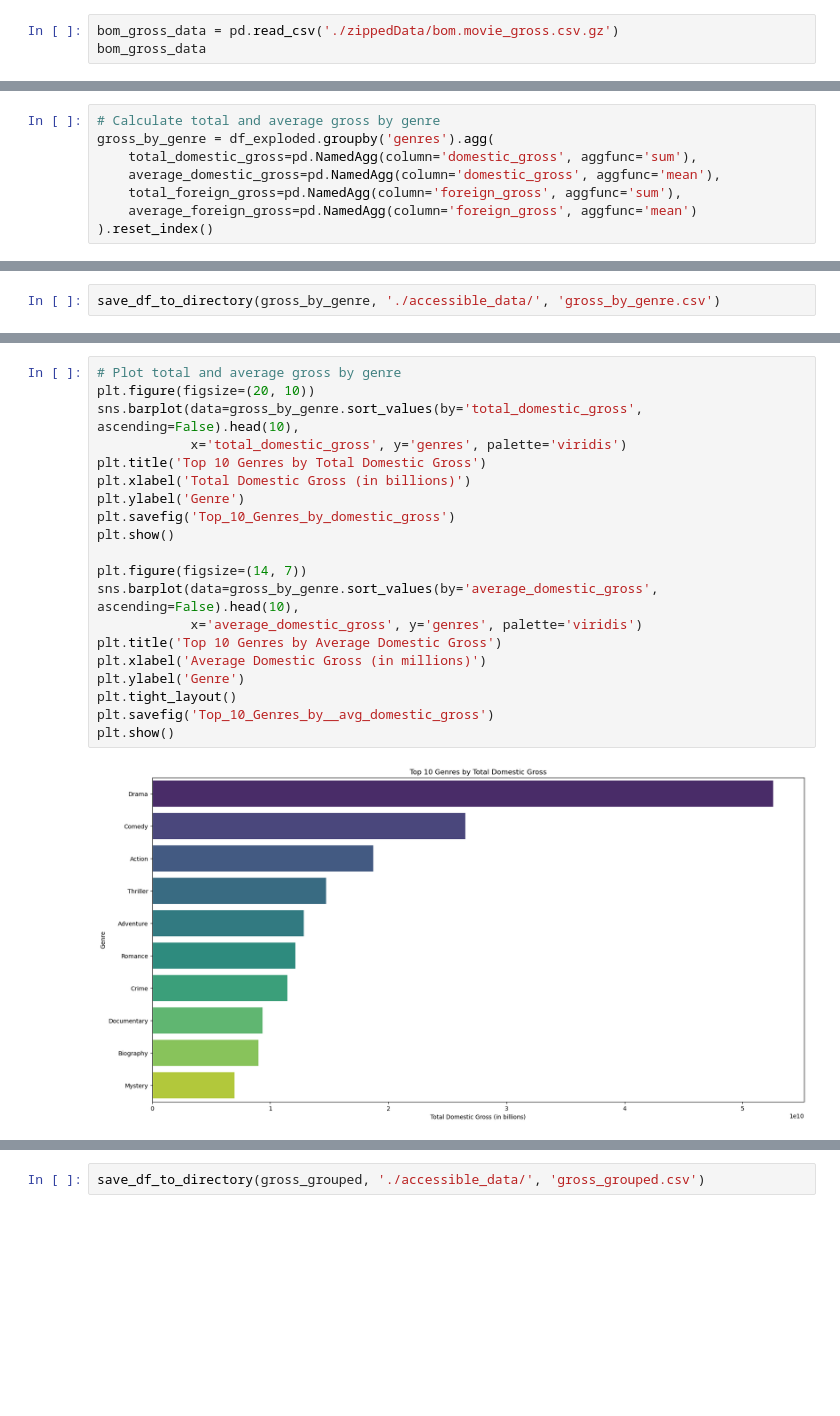
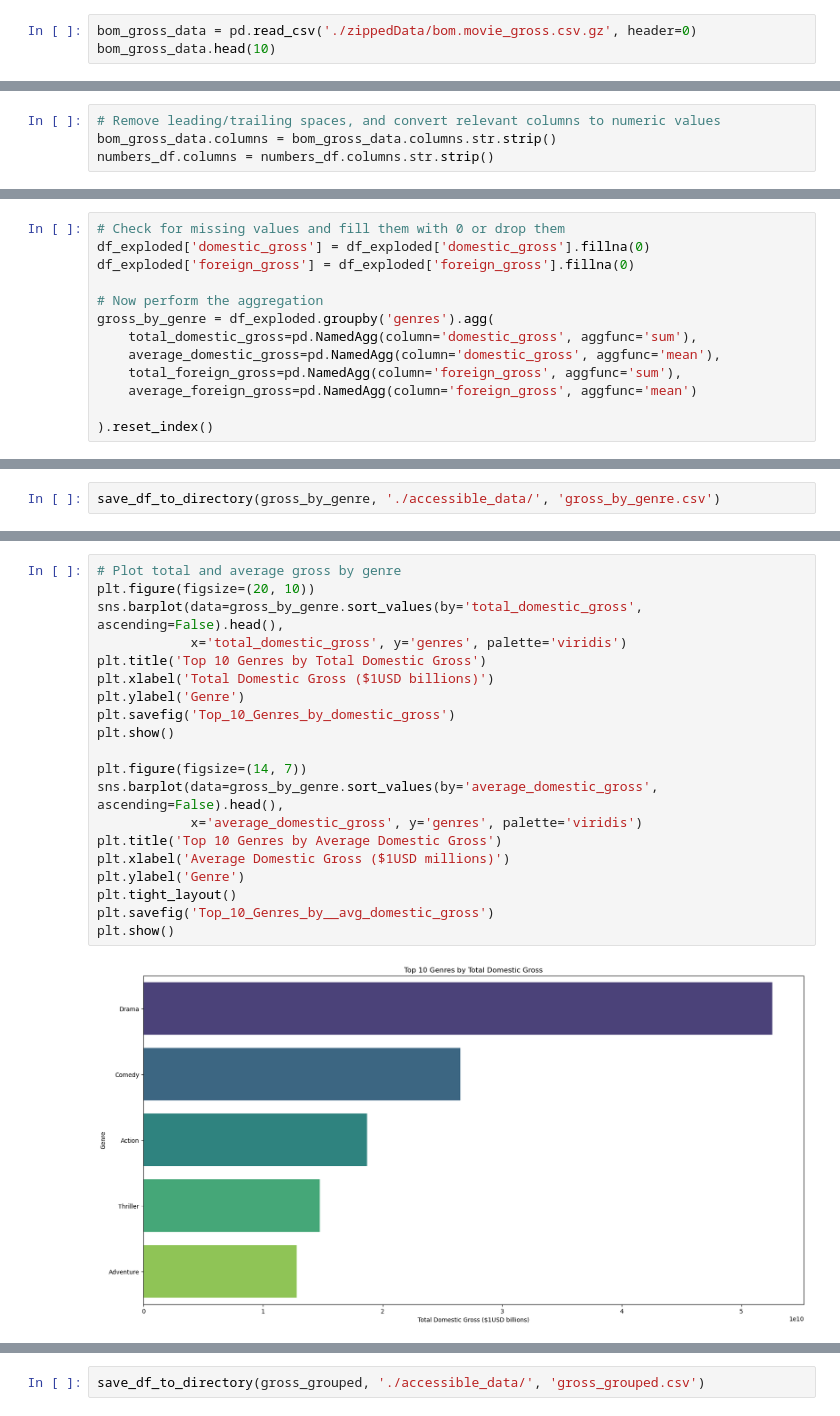
Before and after one commit to omendez930/dsc-project2-movie-studio, a Jupyter notebook: index.ipynb, the cells around one changed output, grey strips where cells are left out. Cells and saved outputs as stored; diff of their text form; blank space fills up the shorter version.

```diff
--- a/index.ipynb
+++ b/index.ipynb
@@ -20,8 +20,8 @@ import matplotlib.pyplot as plt
 # %% [markdown]
 ### Extract the data from the box office gross dataset
 # %%
-bom_gross_data = pd.read_csv('./zippedData/bom.movie_gross.csv.gz')
-bom_gross_data
+bom_gross_data = pd.read_csv('./zippedData/bom.movie_gross.csv.gz', header=0)
+bom_gross_data.head(10)
 # %% [output]
 |  | title | studio | domestic_gross | foreign_gross | year |
 | 0 | Toy Story 3 | BV | 415000000.0 | 652000000 | 2010 |
@@ -206,2 +233,6 @@ dtype: int64
+# %%
+# Remove leading/trailing spaces, and convert relevant columns to numeric values
+bom_gross_data.columns = bom_gross_data.columns.str.strip()
+numbers_df.columns = numbers_df.columns.str.strip()
 # %%
 # Merge the dataframes on the movie title
@@ -305,10 +435,15 @@ gross_by_year = df_merged.groupby('year').agg(
     average_foreign_gross=pd.NamedAgg(column='foreign_gross', aggfunc='mean')
 ).reset_index()
 # %%
-# Calculate total and average gross by genre
+# Check for missing values and fill them with 0 or drop them
+df_exploded['domestic_gross'] = df_exploded['domestic_gross'].fillna(0)
+df_exploded['foreign_gross'] = df_exploded['foreign_gross'].fillna(0)
+
+# Now perform the aggregation
 gross_by_genre = df_exploded.groupby('genres').agg(
     total_domestic_gross=pd.NamedAgg(column='domestic_gross', aggfunc='sum'),
     average_domestic_gross=pd.NamedAgg(column='domestic_gross', aggfunc='mean'),
     total_foreign_gross=pd.NamedAgg(column='foreign_gross', aggfunc='sum'),
     average_foreign_gross=pd.NamedAgg(column='foreign_gross', aggfunc='mean')
+
 ).reset_index()
@@ -377,22 +555,22 @@ plt.show()
 # %%
 # Plot total and average gross by genre
 plt.figure(figsize=(20, 10))
-sns.barplot(data=gross_by_genre.sort_values(by='total_domestic_gross', ascending=False).head(10),
+sns.barplot(data=gross_by_genre.sort_values(by='total_domestic_gross', ascending=False).head(),
             x='total_domestic_gross', y='genres', palette='viridis')
 plt.title('Top 10 Genres by Total Domestic Gross')
-plt.xlabel('Total Domestic Gross (in billions)')
+plt.xlabel('Total Domestic Gross ($1USD billions)')
 plt.ylabel('Genre')
 plt.savefig('Top_10_Genres_by_domestic_gross')
 plt.show()
 
 plt.figure(figsize=(14, 7))
-sns.barplot(data=gross_by_genre.sort_values(by='average_domestic_gross', ascending=False).head(10),
+sns.barplot(data=gross_by_genre.sort_values(by='average_domestic_gross', ascending=False).head(),
             x='average_domestic_gross', y='genres', palette='viridis')
 plt.title('Top 10 Genres by Average Domestic Gross')
-plt.xlabel('Average Domestic Gross (in millions)')
+plt.xlabel('Average Domestic Gross ($1USD millions)')
 plt.ylabel('Genre')
 plt.tight_layout()
 plt.savefig('Top_10_Genres_by__avg_domestic_gross')
 plt.show()
 # %% [output]
-[figure, old version]
+[figure, new version]
```
Also changed, not shown: parts of 45 cells of this notebook, 25 other files.
